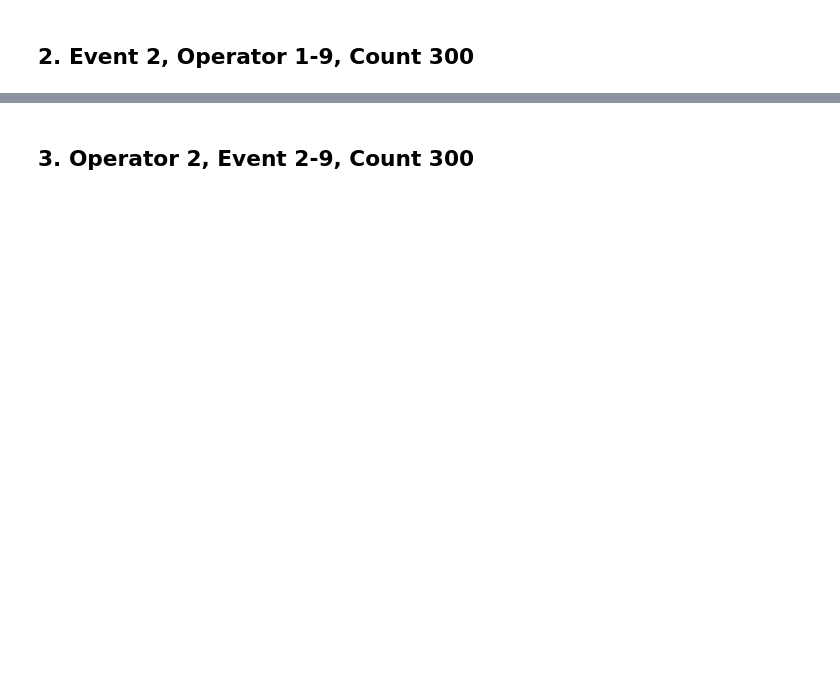
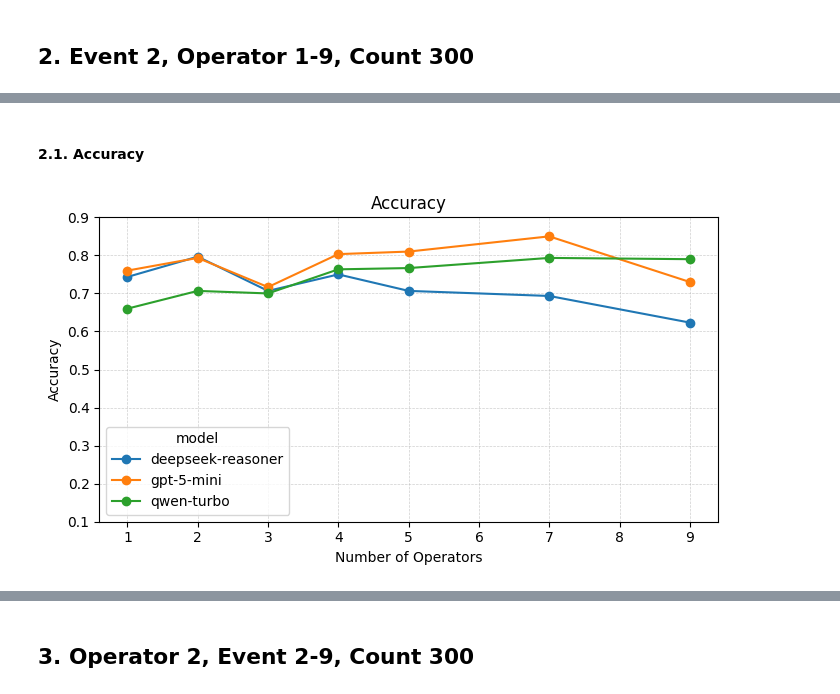
Before and after one commit to RutaTang/LTLBench, a Jupyter notebook: analysis.ipynb, the cells around one changed output, grey strips where cells are left out. Cells and saved outputs as stored; diff of their text form; code cells hidden in the pictures; blank space fills up the shorter version.

```diff
--- a/analysis.ipynb
+++ b/analysis.ipynb
@@ -290,0 +308,2 @@ plot_lines(models_data_df, x='number_of_operators', y='auc', z='model', title='A
+# %%
+models = ["deepseek-reasoner", "gpt-5-mini","qwen-turbo"]
@@ -290,0 +352,3 @@ plot_lines(models_data_df, x='number_of_operators', y='auc', z='model', title='A
+# %%
+direct_fixed_e_df = show_results_across_formulas(models, "direct")
+direct_fixed_e_df
@@ -290,0 +373,10 @@ plot_lines(models_data_df, x='number_of_operators', y='auc', z='model', title='A
+# %% [markdown]
+#### 2.1. Accuracy
+# %%
+x_ticks = list(np.arange(1, 10))
+y_ticks = list(np.arange(0.1, 1, 0.1))
+plot_lines(direct_fixed_e_df, x='number_of_operators', y='accuracy', z='model', title='Accuracy',
+           x_label='Number of Operators',
+           y_label='Accuracy', x_ticks=x_ticks, y_ticks=y_ticks)
+# %% [output]
+[figure, added]
```
Also changed, not shown: parts of 182 cells of this notebook, 1 other file.
